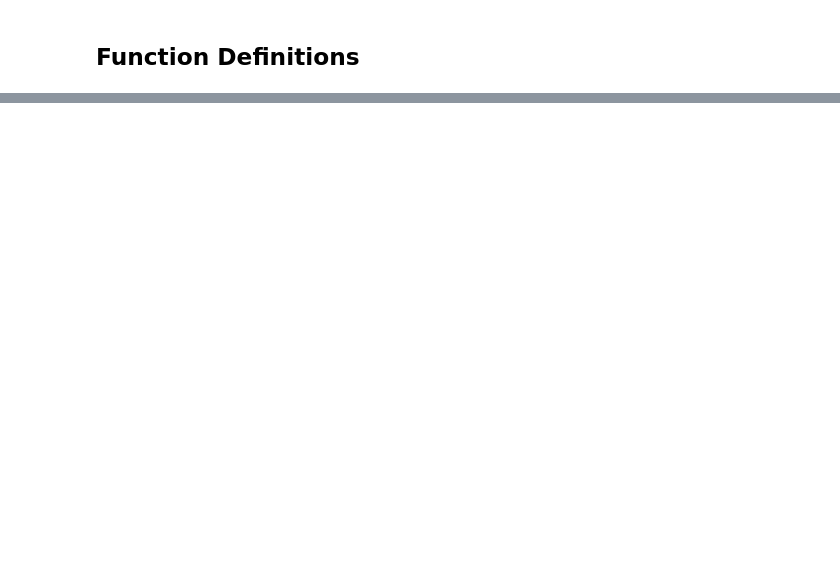
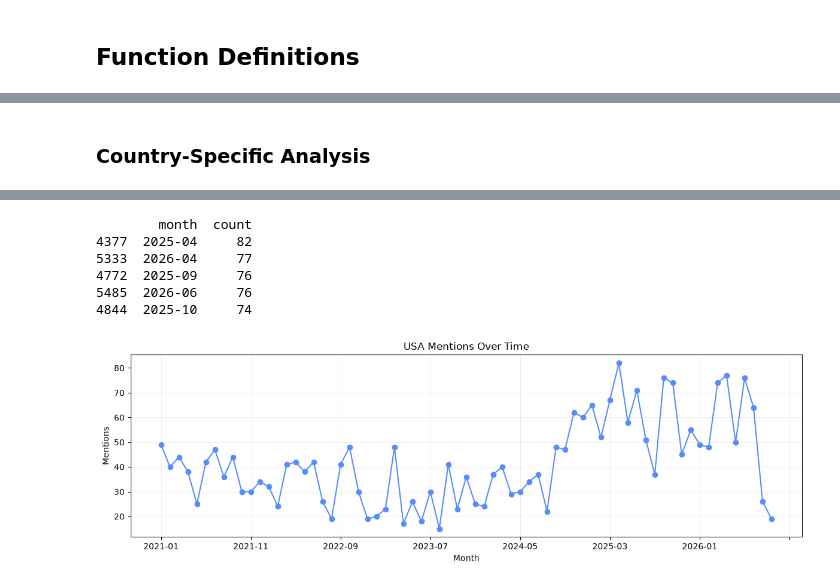
Before and after one commit to darenasc/UN-LLM-Analysis, a Jupyter notebook: notebooks/daniel/heatmap.ipynb, the cells around one changed output, grey strips where cells are left out. Cells and saved outputs as stored; diff of their text form; code cells hidden in the pictures; blank space fills up the shorter version.

```diff
--- a/notebooks/daniel/heatmap.ipynb
+++ b/notebooks/daniel/heatmap.ipynb
@@ -403,0 +504,33 @@ Top 5 months:
+# %% [markdown]
+### Country-Specific Analysis
+# %%
+country_code = 'USA'
+
+country_data = heatmap_df[heatmap_df['country_code'] == country_code]
+
+if len(country_data) > 0:
+    logger.info(f"\n{country_code} Analysis:")
+    logger.info("-" * 50)
+
+    total = country_data['count'].sum()
+    logger.info(f"Total mentions: {total:,.0f}")
+    logger.info(f"Number of months active: {country_data['month'].nunique()}")
+    logger.info(f"Average mentions per month: {total / country_data['month'].nunique():.1f}")
+
+    logger.info(f"\nTop 5 months for {country_code}:")
+    top_months = country_data.nlargest(5, 'count')
+    print(top_months[['month', 'count']])
+
+    country_timeline = country_data.set_index('month')['count']
+
+    fig, ax = plt.subplots(figsize=(12, 4))
+    country_timeline.plot(ax=ax, marker='o')
+    ax.set_xlabel('Month')
+    ax.set_ylabel('Mentions')
+    ax.set_title(f'{country_code} Mentions Over Time')
+    ax.grid(alpha=0.3)
+    plt.tight_layout()
+    plt.show()
+else:
+    logger.info(f"No data for country: {country_code}")
+# %% [output]
@@ -403,0 +545,7 @@ Top 5 months:
+        month  count
+4377  2025-04     82
+5333  2026-04     77
+4772  2025-09     76
+5485  2026-06     76
+4844  2025-10     74
+[figure, added]
```
Also changed, not shown: parts of 57 cells of this notebook, 3 other files.
